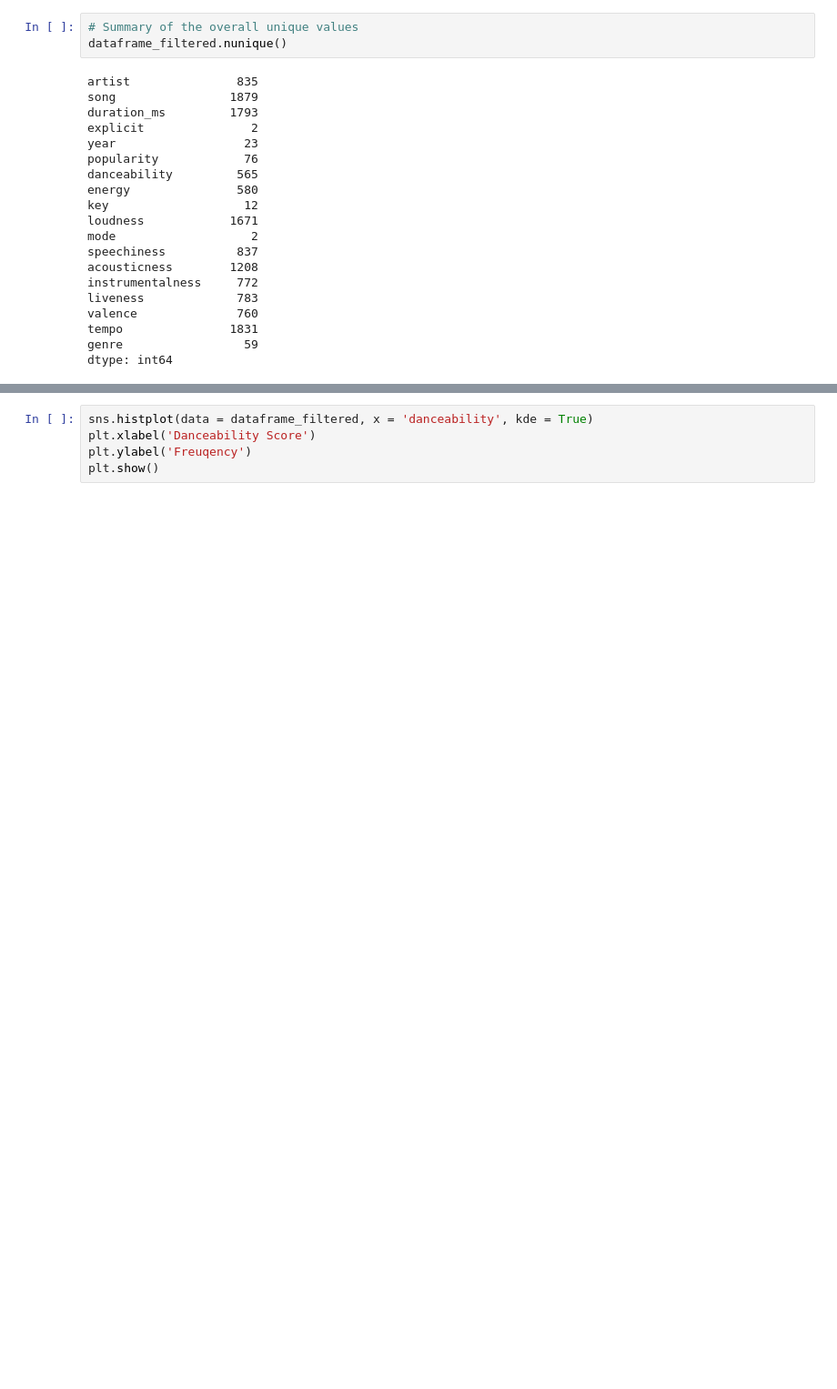
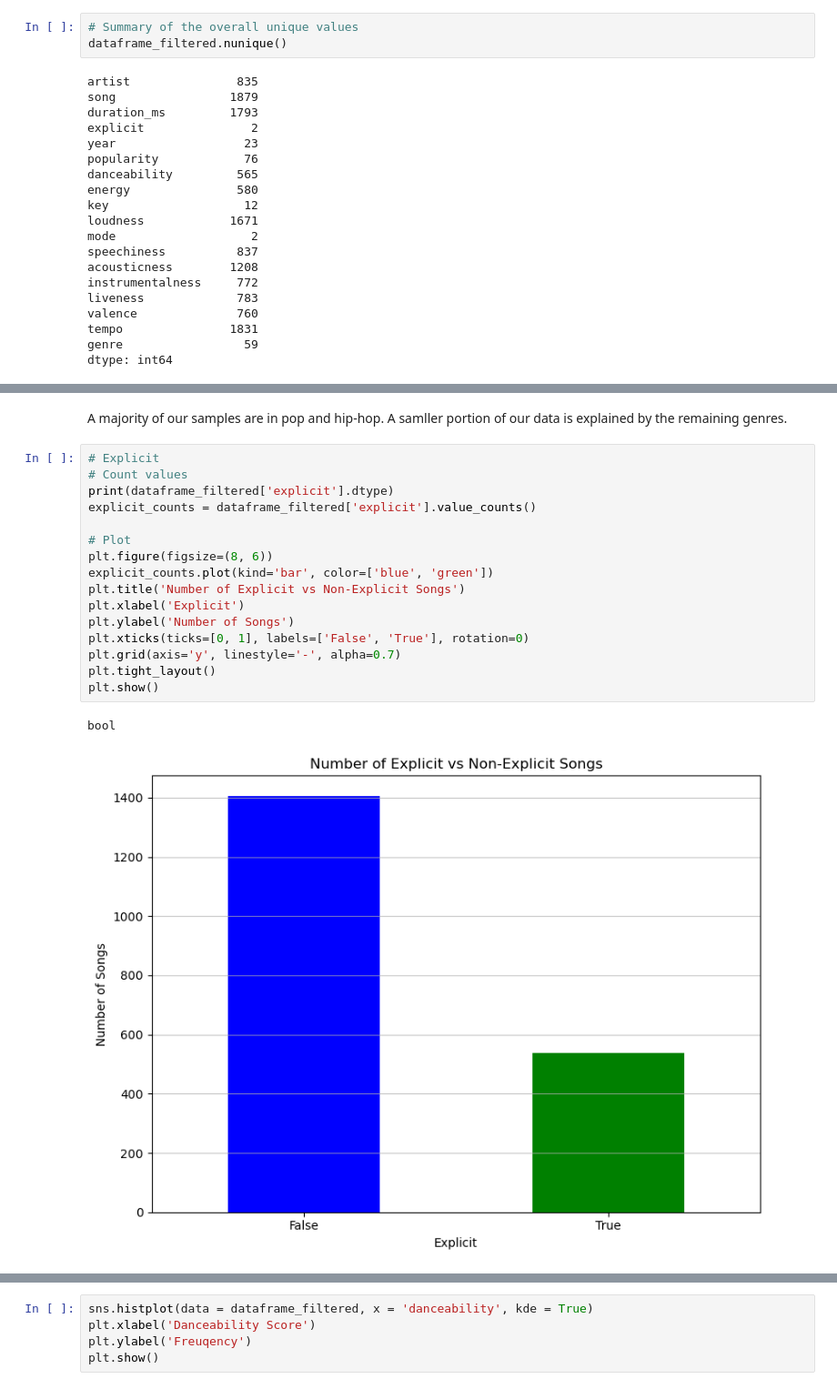
Before and after one commit to antoniasunseri/Spotify-Analysis, a Jupyter notebook: Spotify_Analysis_Sunseri_Kumarapeli.ipynb, the cells around one changed output, grey strips where cells are left out. Shown at 91% size. Drawn from its saved outputs; the diff is of its cells as text; blank space fills up the shorter version.

```diff
--- a/Spotify_Analysis_Sunseri_Kumarapeli.ipynb
+++ b/Spotify_Analysis_Sunseri_Kumarapeli.ipynb
@@ -173,0 +270,21 @@ In left skewed data, the median > mean. In the statistics computed for 'populari
+# %% [markdown]
+A majority of our samples are in pop and hip-hop. A samller portion of our data is explained by the remaining genres.
+# %%
+# Explicit
+# Count values
+print(dataframe_filtered['explicit'].dtype)
+explicit_counts = dataframe_filtered['explicit'].value_counts()
+
+# Plot
+plt.figure(figsize=(8, 6))
+explicit_counts.plot(kind='bar', color=['blue', 'green'])
+plt.title('Number of Explicit vs Non-Explicit Songs')
+plt.xlabel('Explicit')
+plt.ylabel('Number of Songs')
+plt.xticks(ticks=[0, 1], labels=['False', 'True'], rotation=0)
+plt.grid(axis='y', linestyle='-', alpha=0.7)
+plt.tight_layout()
+plt.show()
+# %% [output]
+bool
+[figure, added]
```
Also changed, not shown: parts of 63 cells of this notebook.
